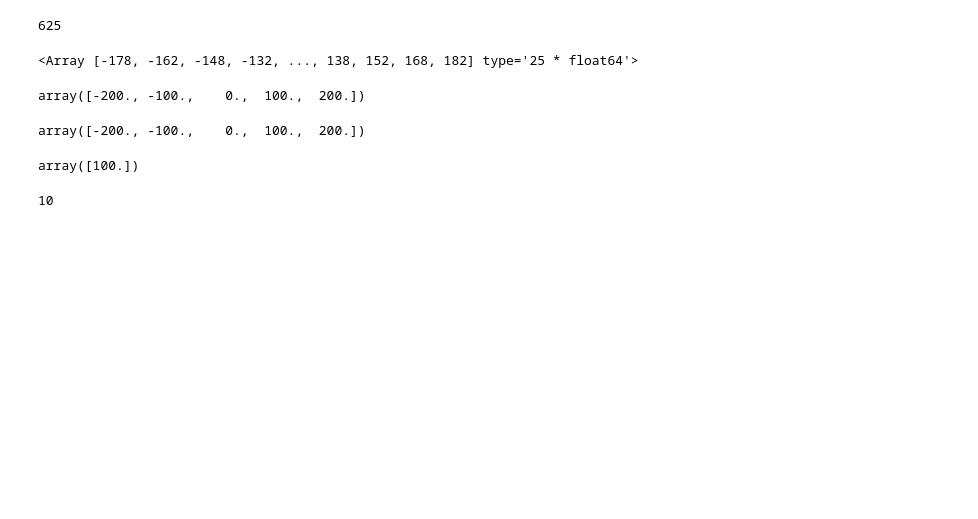
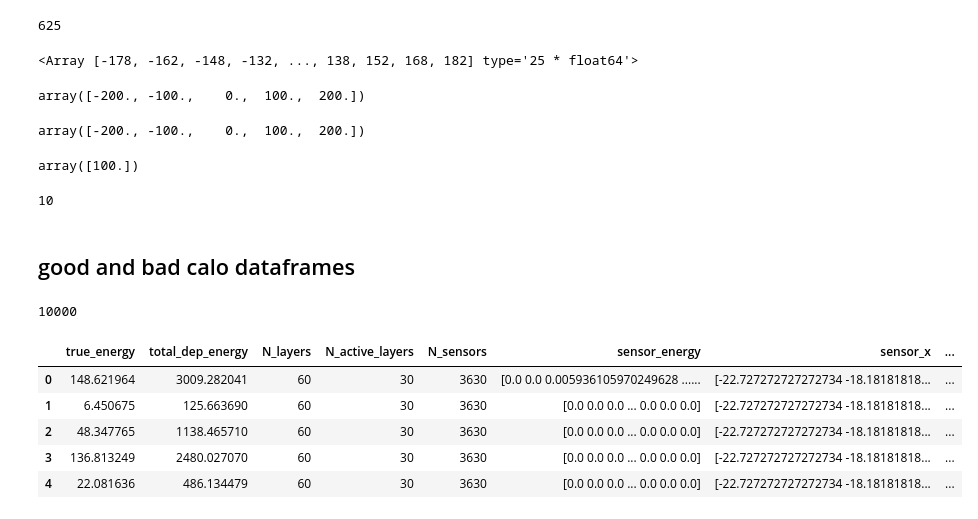
Before and after one commit to kingusiu/opDeDe, a Jupyter notebook: notebooks/detector_data_plots.ipynb, the cells around one changed output. Saved outputs shown, nothing was run; the diff lists cells and outputs as text; code cells hidden in the pictures; blank space fills up the shorter version.

```diff
--- a/notebooks/detector_data_plots.ipynb
+++ b/notebooks/detector_data_plots.ipynb
@@ -237,3 +242,5 @@ array([100.])
 len(df['sensor_x'].tolist())
 # %% [output]
 10
+# %% [markdown]
+## good and bad calo dataframes
@@ -239,0 +256,13 @@ len(df['sensor_x'].tolist())
+# %%
+len(bad_df)
+# %% [output]
+10000
+# %%
+good_df.head()
+# %% [output]
+|  | true_energy | total_dep_energy | N_layers | N_active_layers | N_sensors | sensor_energy | sensor_x | ... |
+| 0 | 148.621964 | 3009.282041 | 60 | 30 | 3630 | [0.0 0.0 0.005936105970249628 ...... | [-22.727272727272734 -18.18181818... | ... |
+| 1 | 6.450675 | 125.663690 | 60 | 30 | 3630 | [0.0 0.0 0.0 ... 0.0 0.0 0.0] | [-22.727272727272734 -18.18181818... | ... |
+| 2 | 48.347765 | 1138.465710 | 60 | 30 | 3630 | [0.0 0.0 0.0 ... 0.0 0.0 0.0] | [-22.727272727272734 -18.18181818... | ... |
+| 3 | 136.813249 | 2480.027070 | 60 | 30 | 3630 | [0.0 0.0 0.0 ... 0.0 0.0 0.0] | [-22.727272727272734 -18.18181818... | ... |
+| 4 | 22.081636 | 486.134479 | 60 | 30 | 3630 | [0.0 0.0 0.0 ... 0.0 0.0 0.0] | [-22.727272727272734 -18.18181818... | ... |
```
Also changed, not shown: parts of 17 cells of this notebook, 6 other files.
